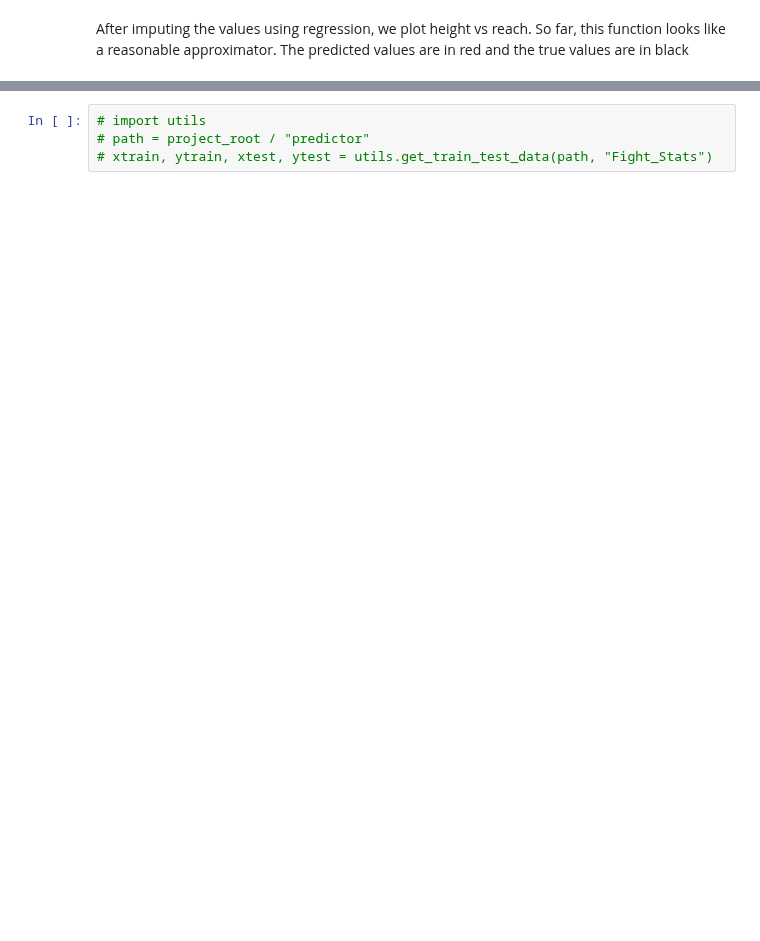
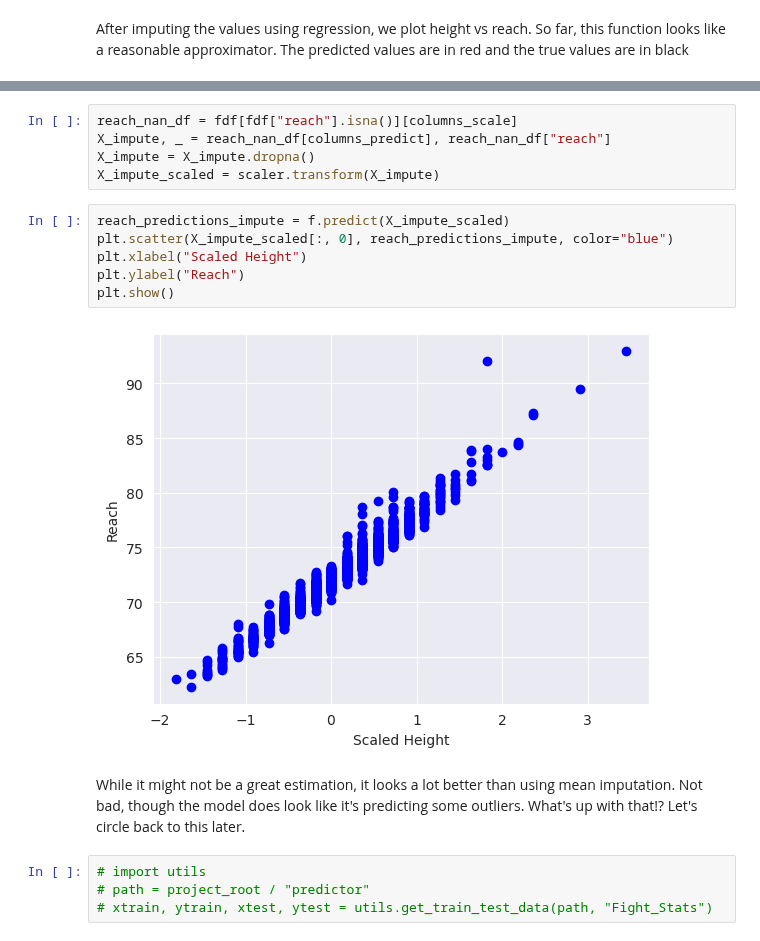
Before and after one commit to shere-khan/fight_predictor, a Jupyter notebook: predictor/Notebooks/Untitled.ipynb, the cells around one changed output, grey strips where cells are left out. Cells and saved outputs as stored; diff of their text form; blank space fills up the shorter version.

```diff
--- a/predictor/Notebooks/Untitled.ipynb
+++ b/predictor/Notebooks/Untitled.ipynb
@@ -410,3 +413,18 @@ plt.show()
+# %%
+reach_nan_df = fdf[fdf["reach"].isna()][columns_scale]
+X_impute, _ = reach_nan_df[columns_predict], reach_nan_df["reach"]
+X_impute = X_impute.dropna()
+X_impute_scaled = scaler.transform(X_impute)
+# %%
+reach_predictions_impute = f.predict(X_impute_scaled)
+plt.scatter(X_impute_scaled[:, 0], reach_predictions_impute, color="blue")
+plt.xlabel("Scaled Height")
+plt.ylabel("Reach")
+plt.show()
+# %% [output]
+[figure, added]
+# %% [markdown]
+While it might not be a great estimation, it looks a lot better than using mean imputation. Not bad, though the model does look like it's predicting some outliers. What's up with that!? Let's circle back to this later.
 # %%
 # import utils
 # path = project_root / "predictor"
```
Also changed, not shown: parts of 18 cells of this notebook.
